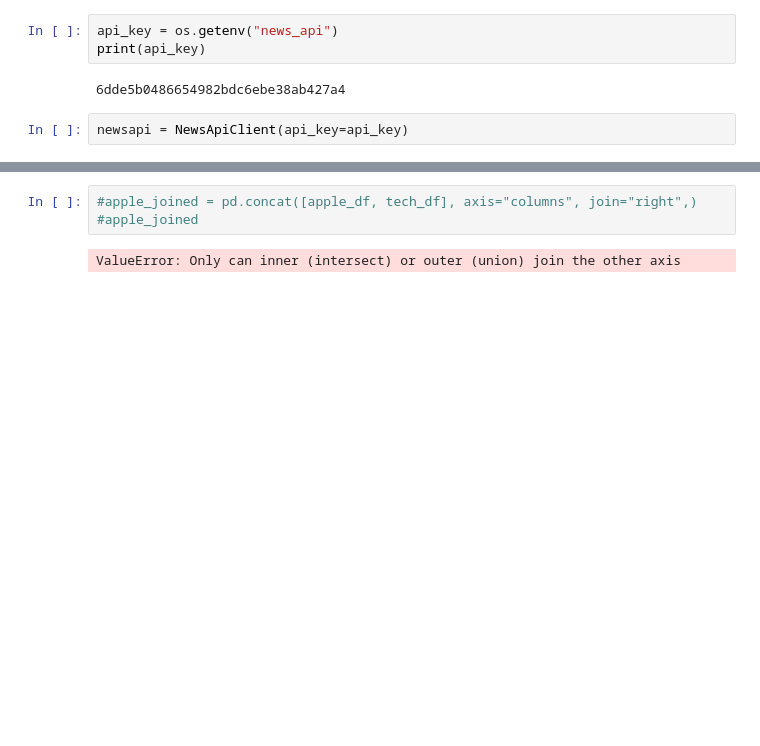
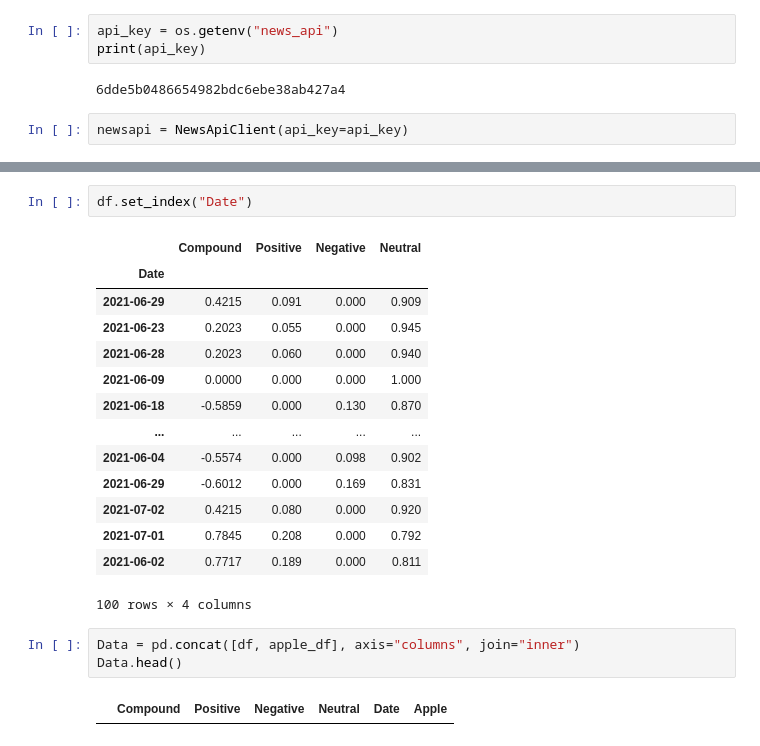
Before and after one commit to Billieo/p2-g3, a Jupyter notebook: notebooks/Samuel's_Notebook/notebooks/alpaca.ipynb, the cells around one changed output, grey strips where cells are left out. Cells and saved outputs as stored; diff of their text form; blank space fills up the shorter version.

```diff
--- a/notebooks/Samuel's_Notebook/notebooks/alpaca.ipynb
+++ b/notebooks/Samuel's_Notebook/notebooks/alpaca.ipynb
@@ -299,5 +221,22 @@ tech_df.head(100)
+# %%
+df.set_index("Date")
+# %% [output]
+|  | Compound | Positive | Negative | Neutral |
+| Date |  |  |  |  |
+| 2021-06-29 | 0.4215 | 0.091 | 0.000 | 0.909 |
+| 2021-06-23 | 0.2023 | 0.055 | 0.000 | 0.945 |
+| 2021-06-28 | 0.2023 | 0.060 | 0.000 | 0.940 |
+| 2021-06-09 | 0.0000 | 0.000 | 0.000 | 1.000 |
+| 2021-06-18 | -0.5859 | 0.000 | 0.130 | 0.870 |
+| ... | ... | ... | ... | ... |
+| 2021-06-04 | -0.5574 | 0.000 | 0.098 | 0.902 |
+| 2021-06-29 | -0.6012 | 0.000 | 0.169 | 0.831 |
+| 2021-07-02 | 0.4215 | 0.080 | 0.000 | 0.920 |
+| 2021-07-01 | 0.7845 | 0.208 | 0.000 | 0.792 |
+| 2021-06-02 | 0.7717 | 0.189 | 0.000 | 0.811 |
+100 rows × 4 columns
 # %%
-#apple_joined = pd.concat([apple_df, tech_df], axis="columns", join="right",)
-#apple_joined
+Data = pd.concat([df, apple_df], axis="columns", join="inner")
+Data.head()
 # %% [output]
-ValueError: Only can inner (intersect) or outer (union) join the other axis
+|  | Compound | Positive | Negative | Neutral | Date | Apple |
```
Also changed, not shown: parts of 11 cells of this notebook, 2 other files.
